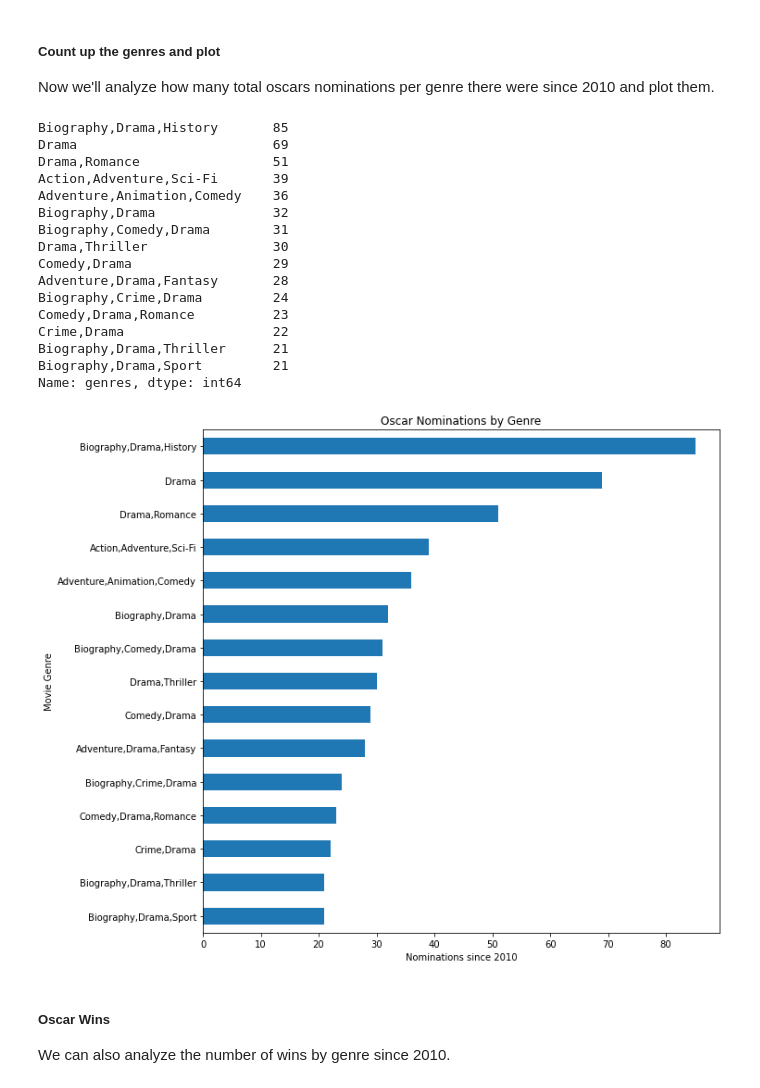
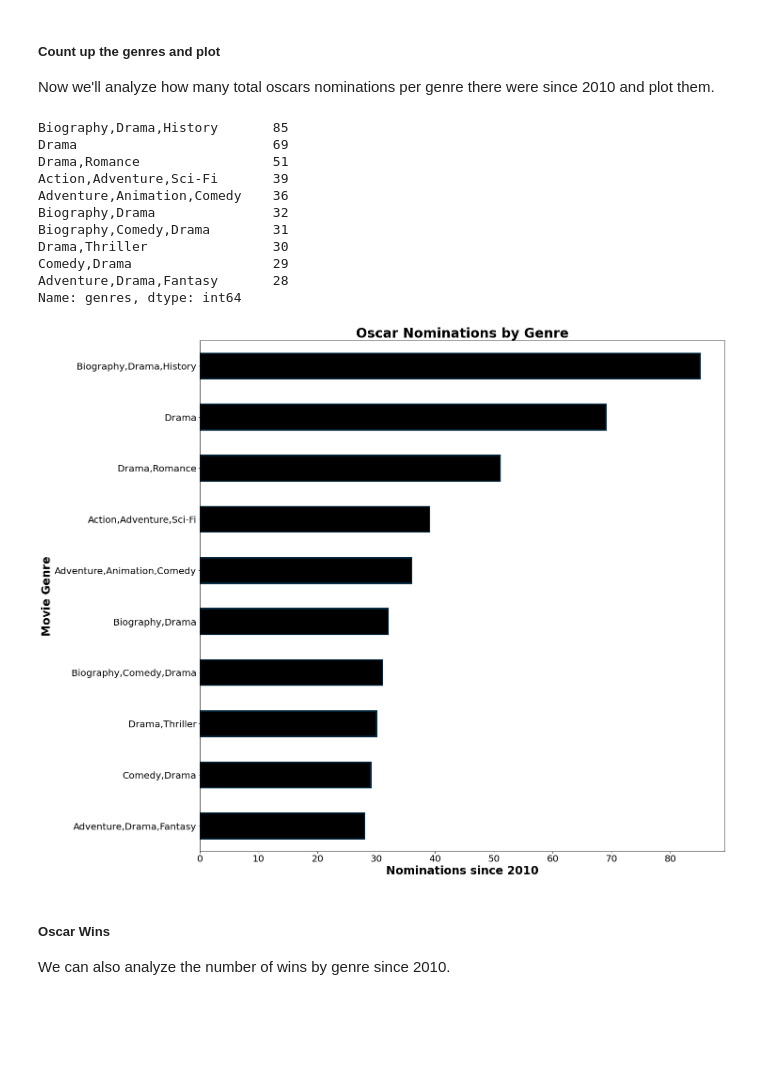
Before and after one commit to ewjohn127/dsc_project_1, a Jupyter notebook: Phase1_Project.ipynb, the cells around one changed output. Drawn from its saved outputs; the diff is of its cells as text; code cells hidden in the pictures; blank space fills up the shorter version.

```diff
--- a/Phase1_Project.ipynb
+++ b/Phase1_Project.ipynb
@@ -391,7 +391,7 @@ Oscar_since2010
 ##### Count up the genres and plot
 Now we'll analyze how many total oscars nominations per genre there were since 2010 and plot them.
 # %%
-Oscar_since2010C = Oscar_since2010['genres'].value_counts()[:15]
+Oscar_since2010C = Oscar_since2010['genres'].value_counts()[:10]
 Oscar_since2010C
 # %% [output]
 Biography,Drama,History       85
@@ -404,24 +404,24 @@ Biography,Comedy,Drama        31
 Drama,Thriller                30
 Comedy,Drama                  29
 Adventure,Drama,Fantasy       28
-Biography,Crime,Drama         24
-Comedy,Drama,Romance          23
-Crime,Drama                   22
-Biography,Drama,Thriller      21
-Biography,Drama,Sport         21
 Name: genres, dtype: int64
 # %%
-plt.figure(figsize=[10,10])
-Oscar_since2010C[::-1].plot.barh()
+fig,ax=plt.subplots()
 
-plt.title("Oscar Nominations by Genre")
-plt.xlabel("Nominations since 2010")
-plt.ylabel("Movie Genre")
+Oscar_since2010C[::-1].plot.barh(ax=ax, figsize=(20,20), color= 'Black', fontsize = 20, linewidth=3, edgecolor='#04253a')
+
+plt.title("Oscar Nominations by Genre", fontsize=28, fontweight='bold')
+plt.xlabel("Nominations since 2010", fontsize=24,fontweight='bold')
+plt.ylabel("Movie Genre", fontsize=24,fontweight='bold')
+
+
+
 
 
 plt.show()
+fig.savefig('OscarNoms.png')
 # %% [output]
-[figure, old version]
+[figure, new version]
 # %% [markdown]
 ##### Oscar Wins
 We can also analyze the number of wins by genre since 2010.
```
Also changed, not shown: parts of 2 cells of this notebook, 3 other files.
